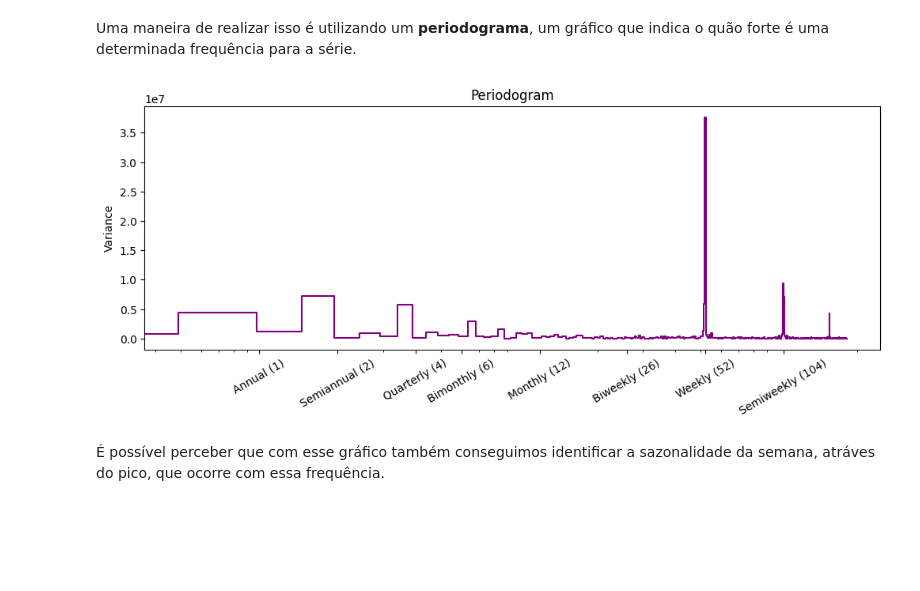
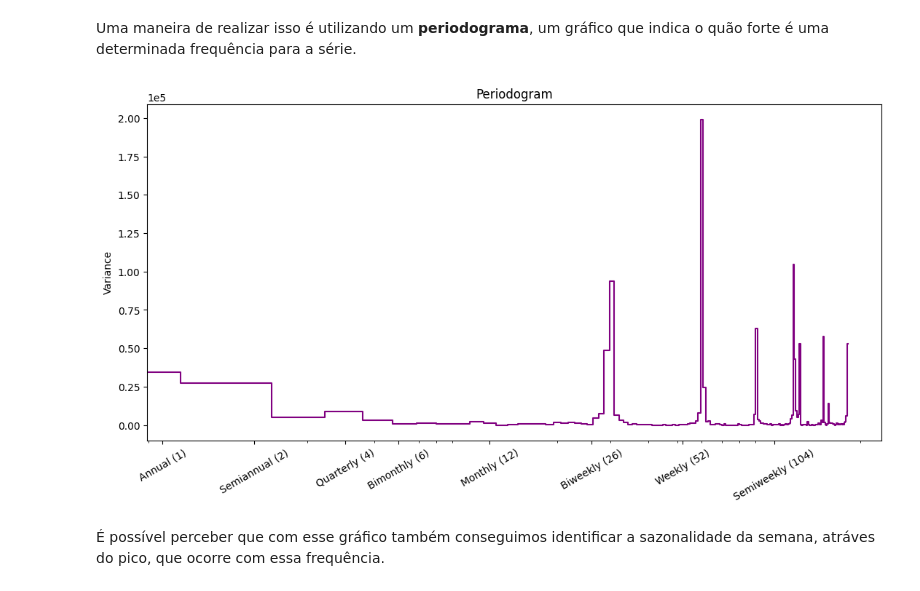
Before and after one commit to pdstiago/UFRJ-Analytica, a Jupyter notebook: Materiais/Time Series/Time Series.ipynb, the cells around one changed output. Drawn from its saved outputs; the diff is of its cells as text; code cells hidden in the pictures; blank space fills up the shorter version.

```diff
--- a/Materiais/Time Series/Time Series.ipynb
+++ b/Materiais/Time Series/Time Series.ipynb
@@ -657,11 +717,11 @@ def plot_periodogram(ts, detrend='linear', ax=None): #https://www.kaggle.com/cod
     ax.set_title("Periodogram")
     return ax
 # %%
-fig, (ax0) = plt.subplots(1, 1, figsize=(12, 4))
-plot_periodogram(cars['NumVehicles'], ax=ax0)
+fig, (ax0) = plt.subplots(1, 1, figsize=(13, 6))
+plot_periodogram(y, ax=ax0)
 plt.show()
 # %% [output]
-[figure, old version]
+[figure, new version]
 # %% [markdown]
 É possível perceber que com esse gráfico também conseguimos identificar a sazonalidade da semana, atráves do pico, que ocorre com essa frequência.
 # %% [markdown]
```
Also changed, not shown: parts of 24 cells of this notebook.
